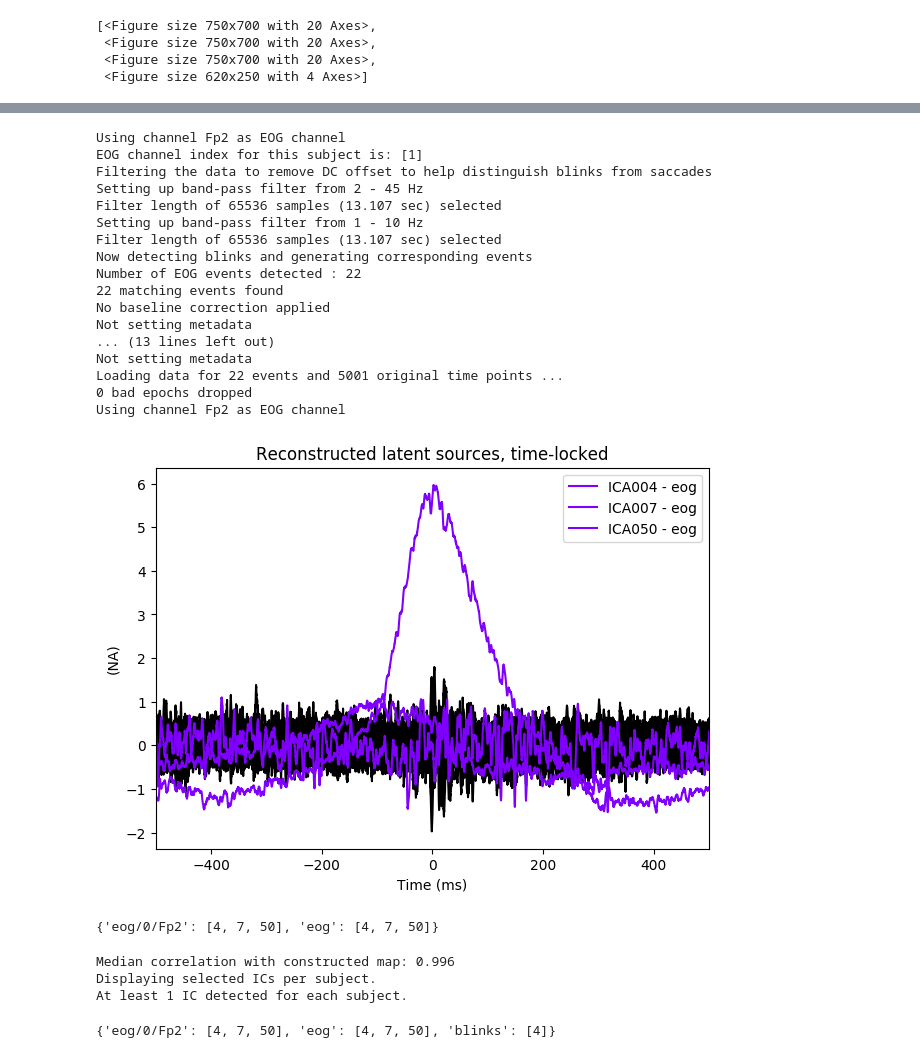
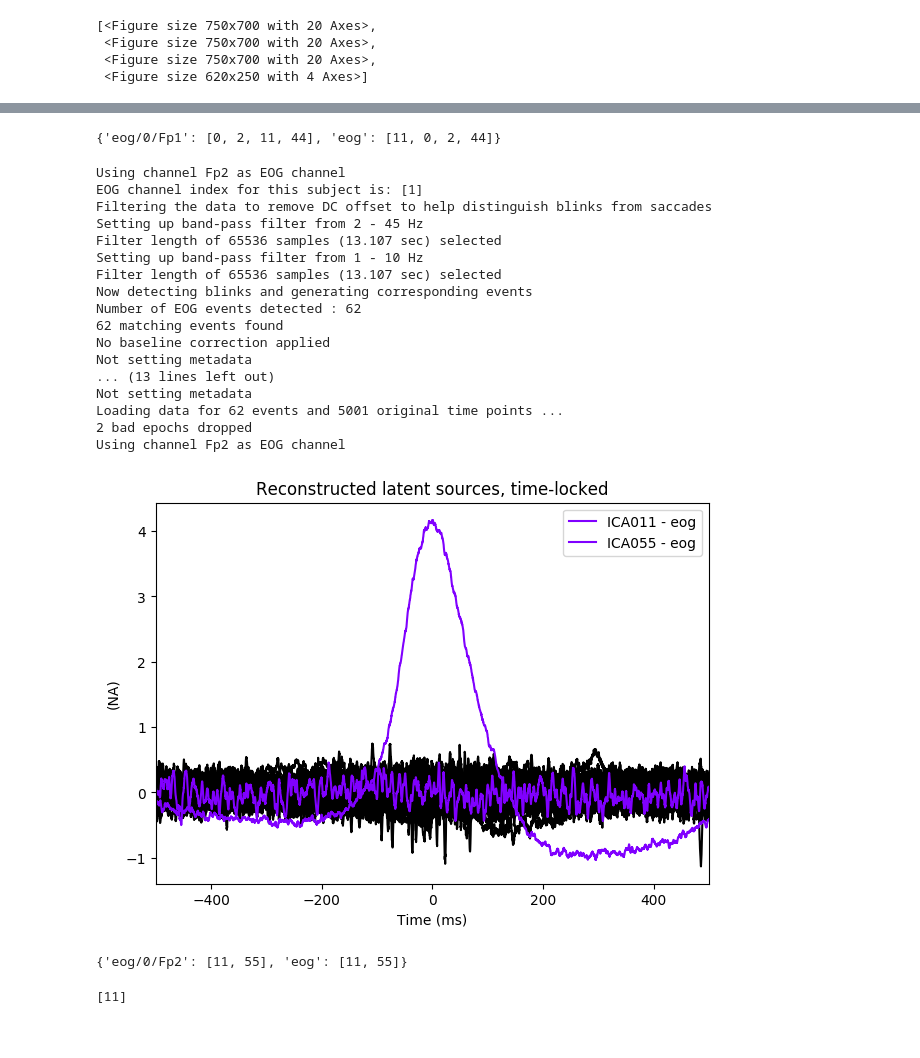
Before and after one commit to eegAnalyzeTeam/eegAnalyze, a Jupyter notebook: eeg_eyemvmt.ipynb, the cells around one changed output, grey strips where cells are left out. Drawn from its saved outputs; the diff is of its cells as text; code cells hidden in the pictures.

```diff
--- a/eeg_eyemvmt.ipynb
+++ b/eeg_eyemvmt.ipynb
@@ -14,4 +13,4 @@ The following EEG sensors did not have a position specified in the selected mont
 # %%
-raw_tmp = raw.copy()
-raw_tmp
+raw_tmp1 = raw.copy()
+raw_tmp1
 # %% [output]
@@ -26,7 +25,7 @@ Filter length of 16501 samples (3.300 sec) selected
 # %%
 ica = mne.preprocessing.ICA(method="fastica")
 # %%
-ica.fit(raw_tmp, stop=raw_tmp.times[-1])
+ica.fit(raw_tmp1, stop=raw_tmp1.times[-1])
 # %% [output]
 Fitting ICA to data using 64 channels (please be patient, this may take a while)
 Inferring max_pca_components from picks
@@ -71,2 +45,7 @@ Fitting ICA took 136.5s.
+# %%
+# 作独立备份（不共用内存），为后续步骤作准备
+ica_tmp1 = ica.copy()
+ica_tmp2 = ica.copy()
+raw_tmp2 = raw_tmp1.copy()
 # %%
 from mne.preprocessing import create_eog_epochs, create_ecg_epochs
@@ -73,8 +81,11 @@ from mne.preprocessing import create_eog_epochs, create_ecg_epochs
+# %%
+ica_tmp1.labels_  # 注意'eog'中第0个就是刚才的最高峰了，判断为函数已经将重要程度进行过排序
+# %% [output]
+{'eog/0/Fp1': [0, 2, 11, 44], 'eog': [11, 0, 2, 44]}
 # %%
-# 手动创建EOG，这里经过测试发现Fp2适合
-eog_average = create_eog_epochs(raw_tmp, ch_name='Fp2').average()
-eog_epochs = create_eog_epochs(raw_tmp, ch_name='Fp2')
-eog_inds, scores = ica.find_bads_eog(eog_epochs, ch_name='Fp2')
+eog_average = create_eog_epochs(raw_tmp2, ch_name='Fp2').average()
+eog_epochs = create_eog_epochs(raw_tmp2, ch_name='Fp2')
+eog_inds, scores = ica_tmp2.find_bads_eog(eog_epochs, ch_name='Fp2')
 # %% [output]
 Using channel Fp2 as EOG channel
 EOG channel index for this subject is: [1]
@@ -84,20 +95,20 @@ Filter length of 65536 samples (13.107 sec) selected
 Setting up band-pass filter from 1 - 10 Hz
 Filter length of 65536 samples (13.107 sec) selected
 Now detecting blinks and generating corresponding events
-Number of EOG events detected : 22
-22 matching events found
+Number of EOG events detected : 62
+62 matching events found
 No baseline correction applied
 Not setting metadata
 ... (13 lines left out)
 Not setting metadata
-Loading data for 22 events and 5001 original time points ...
-0 bad epochs dropped
+Loading data for 62 events and 5001 original time points ...
+2 bad epochs dropped
 Using channel Fp2 as EOG channel
 # %%
-ica.plot_sources(eog_average, exclude=eog_inds)  # 由图中确定出哪一个是眼电伪迹（即陡峰），这里点击发现为ICA004
+ica_tmp2.plot_sources(eog_average, exclude=eog_inds)
 # %% [output]
-[figure, old version]
+[figure, new version]
 # %%
-ica.labels_
+ica_tmp2.labels_
 # %% [output]
-{'eog/0/Fp2': [4, 7, 50], 'eog': [4, 7, 50]}
+{'eog/0/Fp2': [11, 55], 'eog': [11, 55]}
@@ -108,13 +115,8 @@ from mne.preprocessing.ica import corrmap
-# %%
-icas = [ica] + icas_from_other_data
-fig_template, fig_detected = corrmap(icas, template=template, label="blinks", show=True, threshold='auto', ch_type='eeg')
-# %% [output]
-Median correlation with constructed map: 0.996
-Displaying selected ICs per subject.
-At least 1 IC detected for each subject.
-# %%
-ica.labels_  # 注意出现'blinks'，即去除对象
-# %% [output]
-{'eog/0/Fp2': [4, 7, 50], 'eog': [4, 7, 50], 'blinks': [4]}
+# %%
+# 合并两次判断中'eog‘的第0个值作为最后的结果
+blink = list(set([ica_tmp1.labels_['eog'][0], ica_tmp2.labels_['eog'][0]]))
+blink
+# %% [output]
+[11]
 # %%
 # 以下同第一周
```
Also changed, not shown: parts of 18 cells of this notebook.
